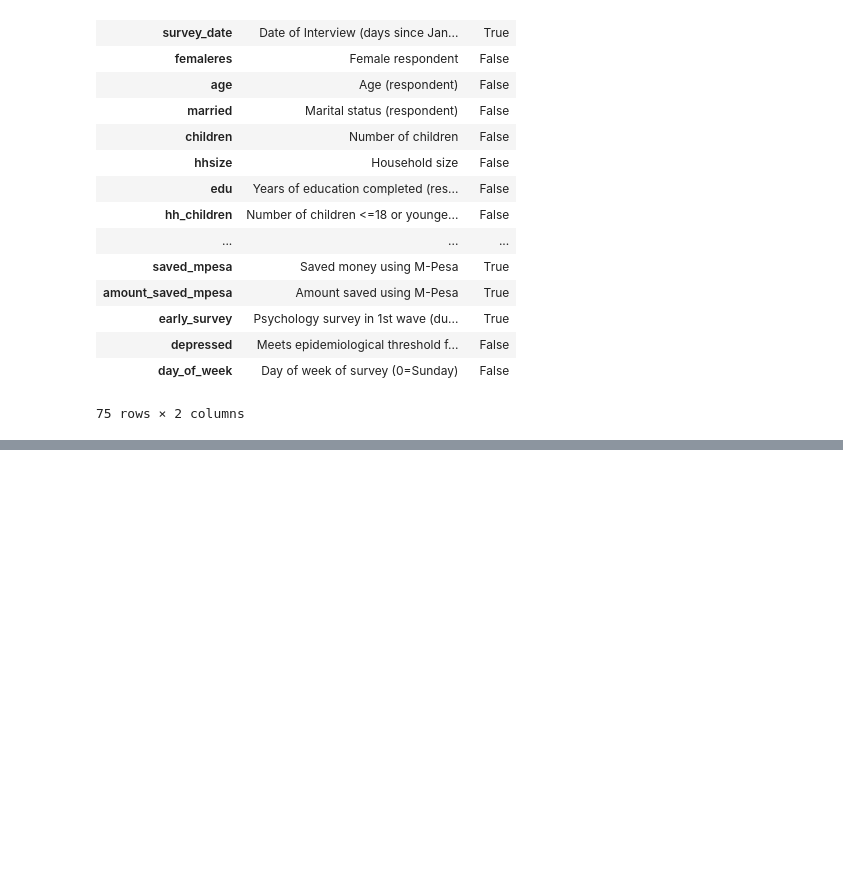
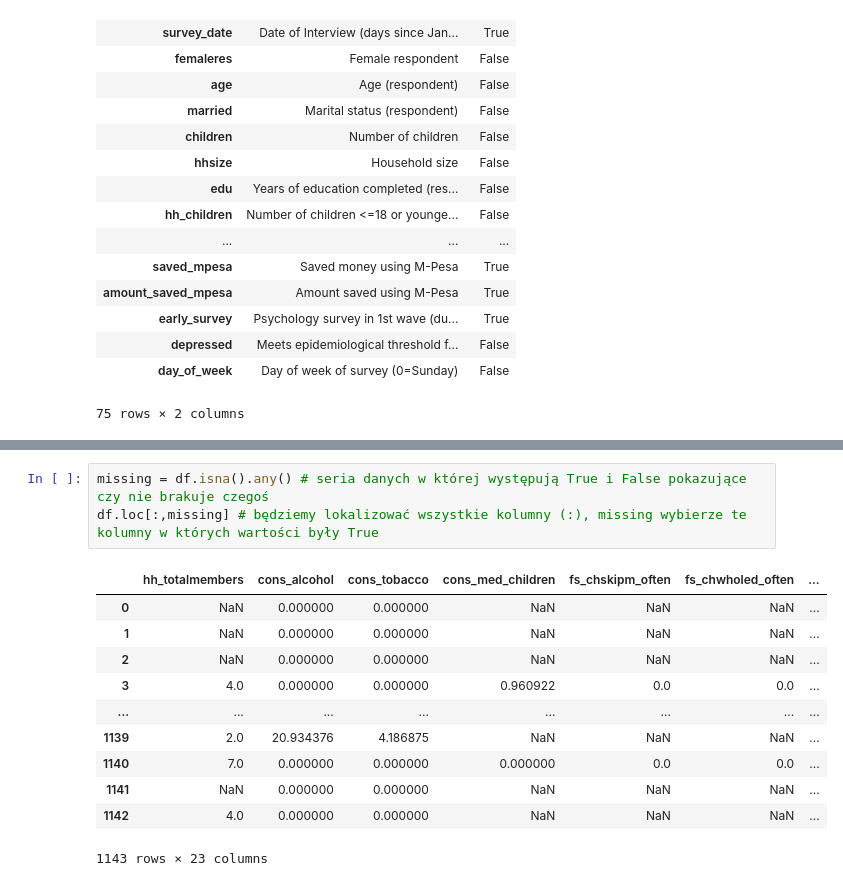
Before and after one commit to leksval/ML-Python-Notebook, a Jupyter notebook: Python Course/PythonCourse4- Pandas.ipynb, the cells around one changed output, grey strips where cells are left out. Drawn from its saved outputs; the diff is of its cells as text; blank space fills up the shorter version.

```diff
--- a/Python Course/PythonCourse4- Pandas.ipynb
+++ b/Python Course/PythonCourse4- Pandas.ipynb
@@ -117,0 +286,15 @@ expl[expl['ignor']]
+# %%
+missing = df.isna().any() # seria danych w której występują True i False pokazujące czy nie brakuje czegoś
+df.loc[:,missing] # będziemy lokalizować wszystkie kolumny (:), missing wybierze te kolumny w których wartości były True
+# %% [output]
+|  | hh_totalmembers | cons_alcohol | cons_tobacco | cons_med_children | fs_chskipm_often | fs_chwholed_often | ... |
+| 0 | NaN | 0.000000 | 0.000000 | NaN | NaN | NaN | ... |
+| 1 | NaN | 0.000000 | 0.000000 | NaN | NaN | NaN | ... |
+| 2 | NaN | 0.000000 | 0.000000 | NaN | NaN | NaN | ... |
+| 3 | 4.0 | 0.000000 | 0.000000 | 0.960922 | 0.0 | 0.0 | ... |
+| ... | ... | ... | ... | ... | ... | ... | ... |
+| 1139 | 2.0 | 20.934376 | 4.186875 | NaN | NaN | NaN | ... |
+| 1140 | 7.0 | 0.000000 | 0.000000 | 0.000000 | 0.0 | 0.0 | ... |
+| 1141 | NaN | 0.000000 | 0.000000 | NaN | NaN | NaN | ... |
+| 1142 | 4.0 | 0.000000 | 0.000000 | NaN | NaN | NaN | ... |
+1143 rows × 23 columns
```
Also changed, not shown: parts of 27 cells of this notebook.
